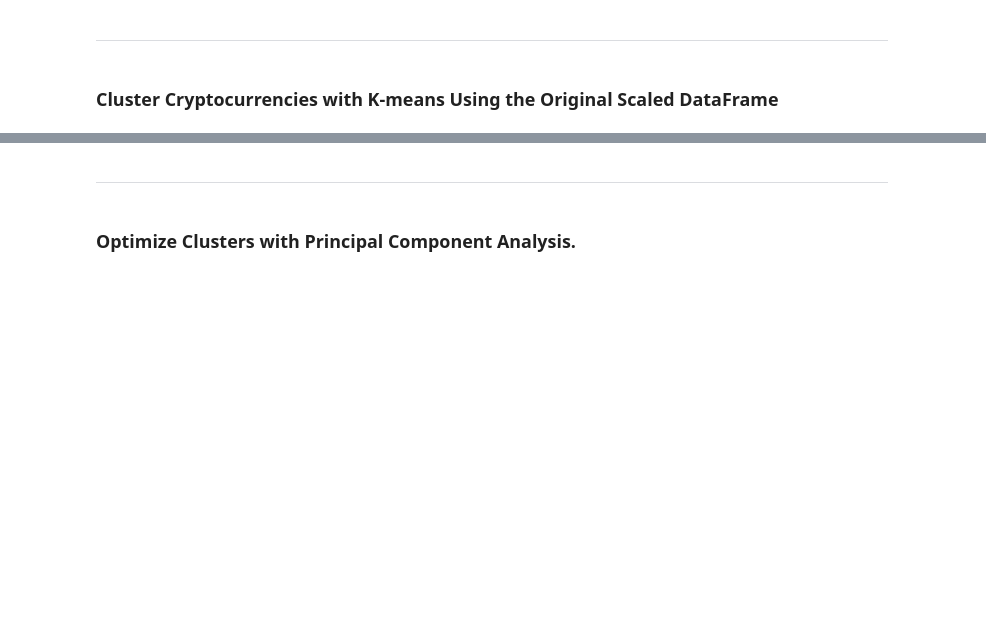
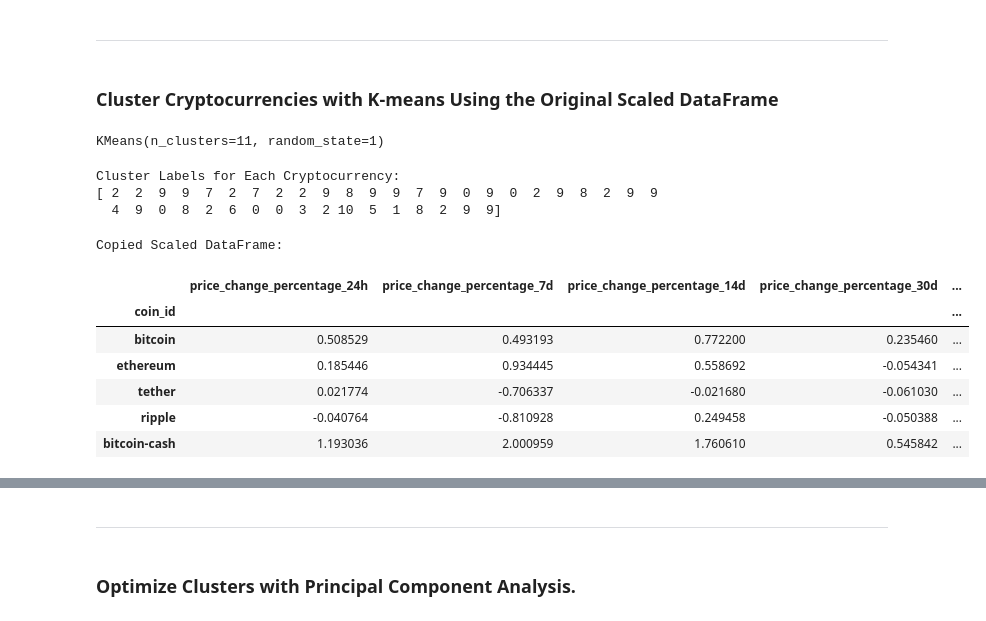
Before and after one commit to KendallBurkett/UT_Module_19, a Jupyter notebook: Crypto_Clustering.ipynb, the cells around one changed output, grey strips where cells are left out. Cells and saved outputs as stored; diff of their text form; code cells hidden in the pictures; blank space fills up the shorter version.

```diff
--- a/Crypto_Clustering.ipynb
+++ b/Crypto_Clustering.ipynb
@@ -104,10 +140,21 @@ df_market_data.hvplot.line(
 ### Cluster Cryptocurrencies with K-means Using the Original Scaled DataFrame
 # %%
 # Initialize the K-Means model using the best value for k
+optimal_k = 11
+kmeans_model_optimal = KMeans(n_clusters=optimal_k, random_state=1)
 # %%
 # Fit the K-Means model using the scaled DataFrame
+kmeans_model_optimal.fit(df_scaled_data)
+# %% [output]
+KMeans(n_clusters=11, random_state=1)
 # %%
 # Predict the clusters to group the cryptocurrencies using the scaled DataFrame
-
+cluster_labels = kmeans_model_optimal.predict(df_scaled_data)
 
 # Print the resulting array of cluster values.
+print("Cluster Labels for Each Cryptocurrency:")
+print(cluster_labels)
+# %% [output]
+Cluster Labels for Each Cryptocurrency:
+[ 2  2  9  9  7  2  7  2  2  9  8  9  9  7  9  0  9  0  2  9  8  2  9  9
+  4  9  0  8  2  6  0  0  3  2 10  5  1  8  2  9  9]
@@ -116,2 +161,18 @@ df_market_data.hvplot.line(
+# %%
+# Create a copy of the scaled DataFrame
+df_scaled_data_copy = df_scaled_data.copy()
+
+# Display the first few rows of the copied DataFrame to verify
+print("Copied Scaled DataFrame:")
+display(df_scaled_data_copy.head())
+# %% [output]
+Copied Scaled DataFrame:
+|  | price_change_percentage_24h | price_change_percentage_7d | price_change_percentage_14d | price_change_percentage_30d | ... |
+| coin_id |  |  |  |  | ... |
+| bitcoin | 0.508529 | 0.493193 | 0.772200 | 0.235460 | ... |
+| ethereum | 0.185446 | 0.934445 | 0.558692 | -0.054341 | ... |
+| tether | 0.021774 | -0.706337 | -0.021680 | -0.061030 | ... |
+| ripple | -0.040764 | -0.810928 | 0.249458 | -0.050388 | ... |
+| bitcoin-cash | 1.193036 | 2.000959 | 1.760610 | 0.545842 | ... |
 # %%
 # Add a new column to the copy of the scaled DataFrame with the predicted clusters
```
Also changed, not shown: parts of 26 cells of this notebook.
